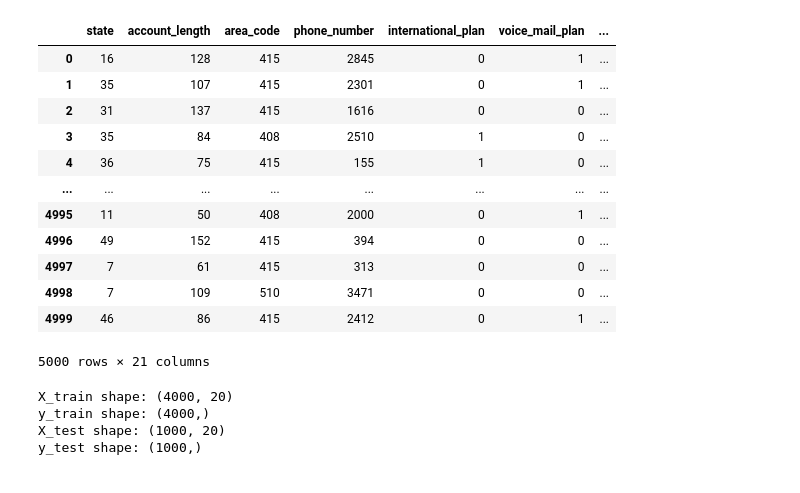
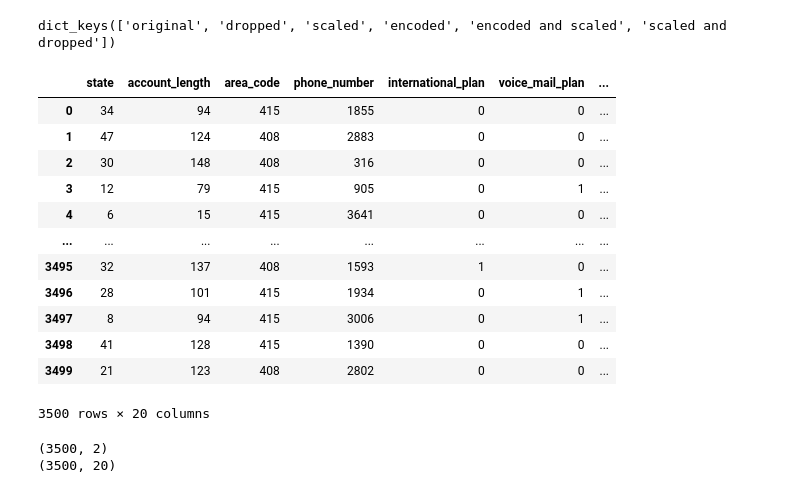
Before and after one commit to Parn1984/AIDA-Project-Team-C, a Jupyter notebook: Neural_Network_classification.ipynb, the cells around one changed output. Saved outputs shown, nothing was run; the diff lists cells and outputs as text; code cells hidden in the pictures.

```diff
--- a/Neural_Network_classification.ipynb
+++ b/Neural_Network_classification.ipynb
@@ -5,33 +17,6 @@ from modules.data_exploration.data_ex import import_data
-# %%
-data = import_data('data/churn.csv')
-display(data)
-# %% [output]
-|  | state | account_length | area_code | phone_number | international_plan | voice_mail_plan | ... |
-| 0 | 16 | 128 | 415 | 2845 | 0 | 1 | ... |
-| 1 | 35 | 107 | 415 | 2301 | 0 | 1 | ... |
-| 2 | 31 | 137 | 415 | 1616 | 0 | 0 | ... |
-| 3 | 35 | 84 | 408 | 2510 | 1 | 0 | ... |
-| 4 | 36 | 75 | 415 | 155 | 1 | 0 | ... |
-| ... | ... | ... | ... | ... | ... | ... | ... |
-| 4995 | 11 | 50 | 408 | 2000 | 0 | 1 | ... |
-| 4996 | 49 | 152 | 415 | 394 | 0 | 0 | ... |
-| 4997 | 7 | 61 | 415 | 313 | 0 | 0 | ... |
-| 4998 | 7 | 109 | 510 | 3471 | 0 | 0 | ... |
-| 4999 | 46 | 86 | 415 | 2412 | 0 | 1 | ... |
-5000 rows × 21 columns
-# %%
-y_column = 'class'
-from sklearn.model_selection import train_test_split
-X = data.drop([y_column], axis=1)
-y = data[y_column]
-X_train, X_test, y_train, y_test = train_test_split(X, y, train_size=0.800)
-
-print('X_train shape:', X_train.shape)
-print('y_train shape:',y_train.shape)
-print('X_test shape:', X_test.shape)
-print('y_test shape:', y_test.shape)
-# %% [output]
-X_train shape: (4000, 20)
-y_train shape: (4000,)
-X_test shape: (1000, 20)
-y_test shape: (1000,)
+# %%
+file_path = 'data/churn.csv'
+data_dict = gen_bulk_data(file_path)
+data_dict.keys()
+# %% [output]
+dict_keys(['original', 'dropped', 'scaled', 'encoded', 'encoded and scaled', 'scaled and dropped'])
@@ -38 +27,36 @@ y_test shape: (1000,)
+# %%
+#x_train.drop(columns=['index'], inplace=True)
+#x_test.drop(columns=['index'], inplace=True)
+x_train
+# %% [output]
+|  | state | account_length | area_code | phone_number | international_plan | voice_mail_plan | ... |
+| 0 | 34 | 94 | 415 | 1855 | 0 | 0 | ... |
+| 1 | 47 | 124 | 408 | 2883 | 0 | 0 | ... |
+| 2 | 30 | 148 | 408 | 316 | 0 | 0 | ... |
+| 3 | 12 | 79 | 415 | 905 | 0 | 1 | ... |
+| 4 | 6 | 15 | 415 | 3641 | 0 | 0 | ... |
+| ... | ... | ... | ... | ... | ... | ... | ... |
+| 3495 | 32 | 137 | 408 | 1593 | 1 | 0 | ... |
+| 3496 | 28 | 101 | 415 | 1934 | 0 | 1 | ... |
+| 3497 | 8 | 94 | 415 | 3006 | 0 | 1 | ... |
+| 3498 | 41 | 128 | 415 | 1390 | 0 | 0 | ... |
+| 3499 | 21 | 123 | 408 | 2802 | 0 | 0 | ... |
+3500 rows × 20 columns
+# %%
+from keras.utils import to_categorical
+import numpy as np
+
+y_train_cat = to_categorical(y_train)
+
+type(y_train_cat)
+print(y_train_cat.shape)
+print(x_train.shape)
+
+
+
+#for i in range(len(y_train_cat)):
+#    print(y_train_cat[i])
+# %% [output]
+(3500, 2)
+(3500, 20)
 # %%
```
Also changed, not shown: parts of 16 cells of this notebook, 1 other file.
